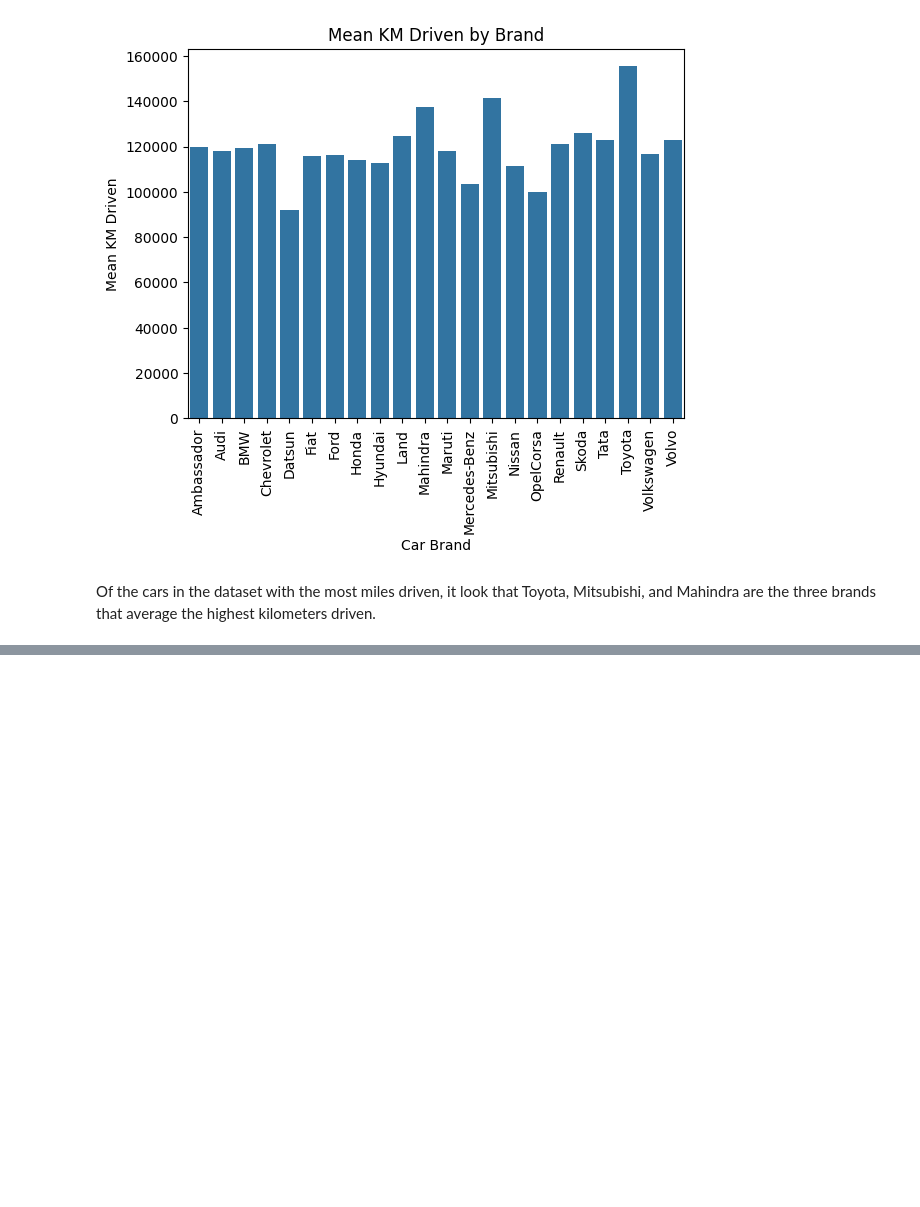
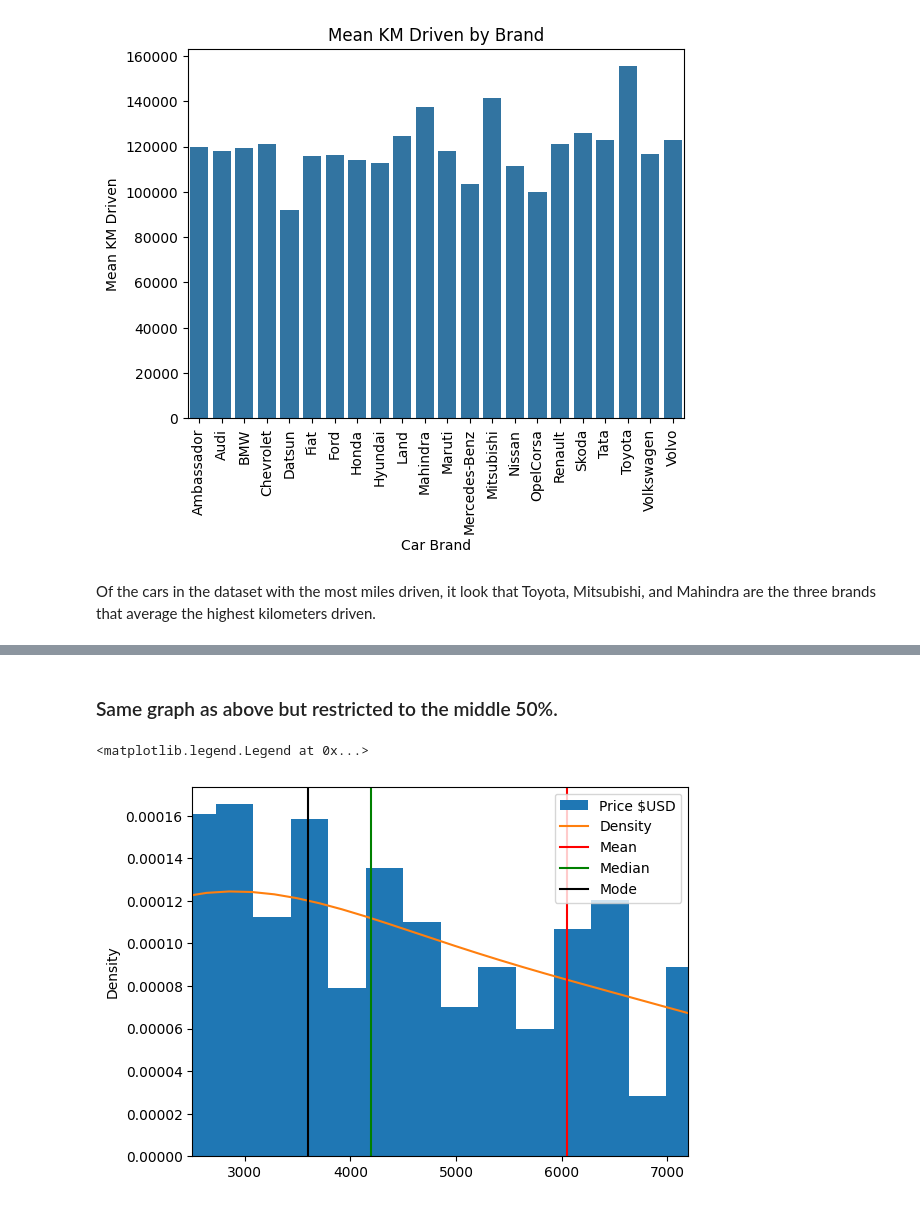
Before and after one commit to leoflewis/631-project-2, a Jupyter notebook: Project-Notebook.ipynb, the cells around one changed output, grey strips where cells are left out. Saved outputs shown, nothing was run; the diff lists cells and outputs as text; code cells hidden in the pictures; blank space fills up the shorter version.

```diff
--- a/Project-Notebook.ipynb
+++ b/Project-Notebook.ipynb
@@ -360,0 +398,14 @@ Of the cars in the dataset with the most miles driven, it look that Toyota, Mits
+# %% [markdown]
+### Same graph as above but restricted to the middle 50%.
+# %%
+plt.ticklabel_format(style='plain')
+ax = df.price_usd.plot.hist(bins=300, density=True, label='Price $USD')
+df.price_usd.plot.density(ax=ax, label='Density')
+ax.set_xlim(middle_prices.to_list())
+ax.axvline(df.price_usd.mean(), c="red", label='Mean')
+ax.axvline(df.price_usd.median(), c="green", label='Median')
+ax.axvline(df.price_usd.mode()[0], c="black", label='Mode')
+plt.legend(loc="upper right")
+# %% [output]
+<matplotlib.legend.Legend at 0x...>
+[figure, added]
```
Also changed, not shown: parts of 32 cells of this notebook, 1 other file.
